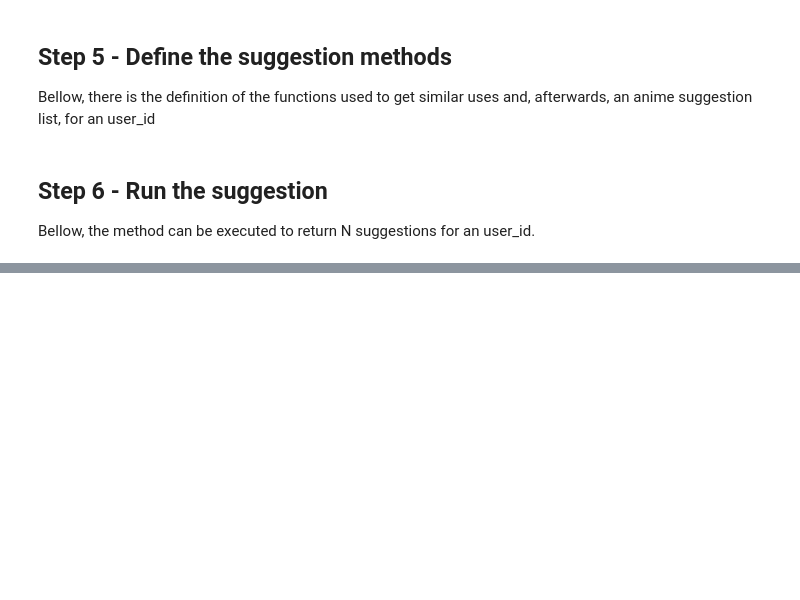
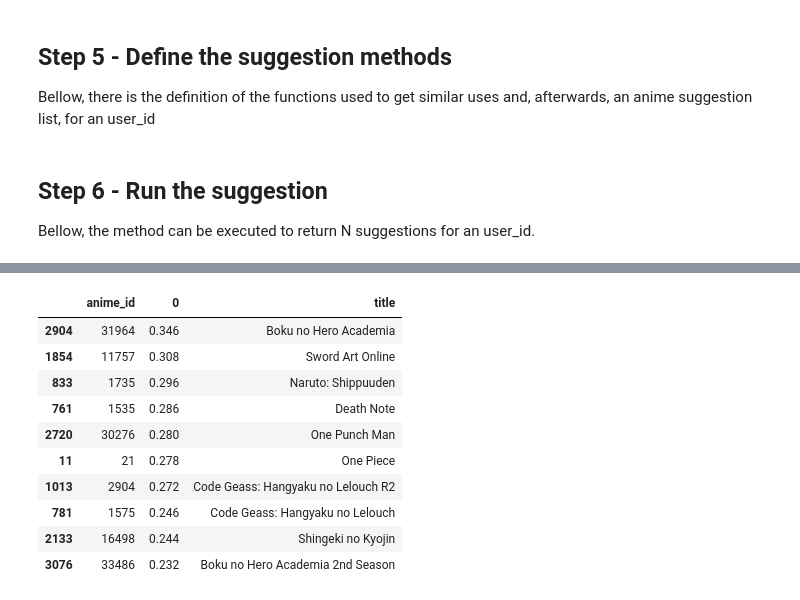
Before and after one commit to ulissesjnr/AInime-suggestions, a Jupyter notebook: cosine_similarity.ipynb, the cells around one changed output, grey strips where cells are left out. Cells and saved outputs as stored; diff of their text form; code cells hidden in the pictures; blank space fills up the shorter version.

```diff
--- a/cosine_similarity.ipynb
+++ b/cosine_similarity.ipynb
@@ -254,0 +313,14 @@ dtype: float64
+# %%
+suggest_anime(123456789)
+# %% [output]
+|  | anime_id | 0 | title |
+| 2904 | 31964 | 0.346 | Boku no Hero Academia |
+| 1854 | 11757 | 0.308 | Sword Art Online |
+| 833 | 1735 | 0.296 | Naruto: Shippuuden |
+| 761 | 1535 | 0.286 | Death Note |
+| 2720 | 30276 | 0.280 | One Punch Man |
+| 11 | 21 | 0.278 | One Piece |
+| 1013 | 2904 | 0.272 | Code Geass: Hangyaku no Lelouch R2 |
+| 781 | 1575 | 0.246 | Code Geass: Hangyaku no Lelouch |
+| 2133 | 16498 | 0.244 | Shingeki no Kyojin |
+| 3076 | 33486 | 0.232 | Boku no Hero Academia 2nd Season |
```
Also changed, not shown: parts of 8 cells of this notebook, 2 other files.
